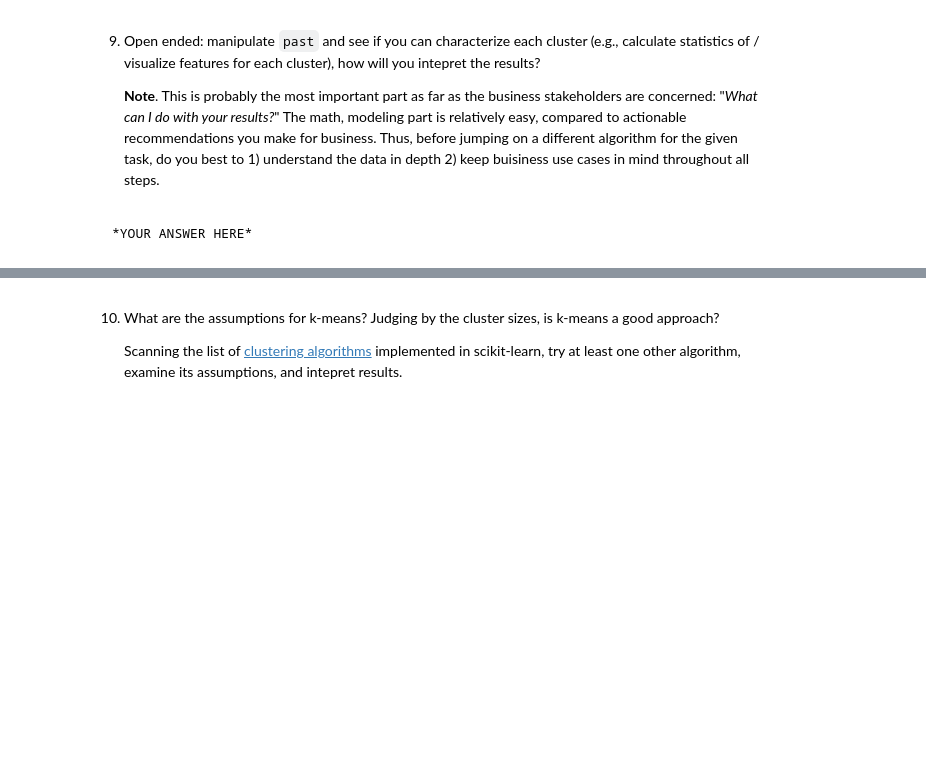
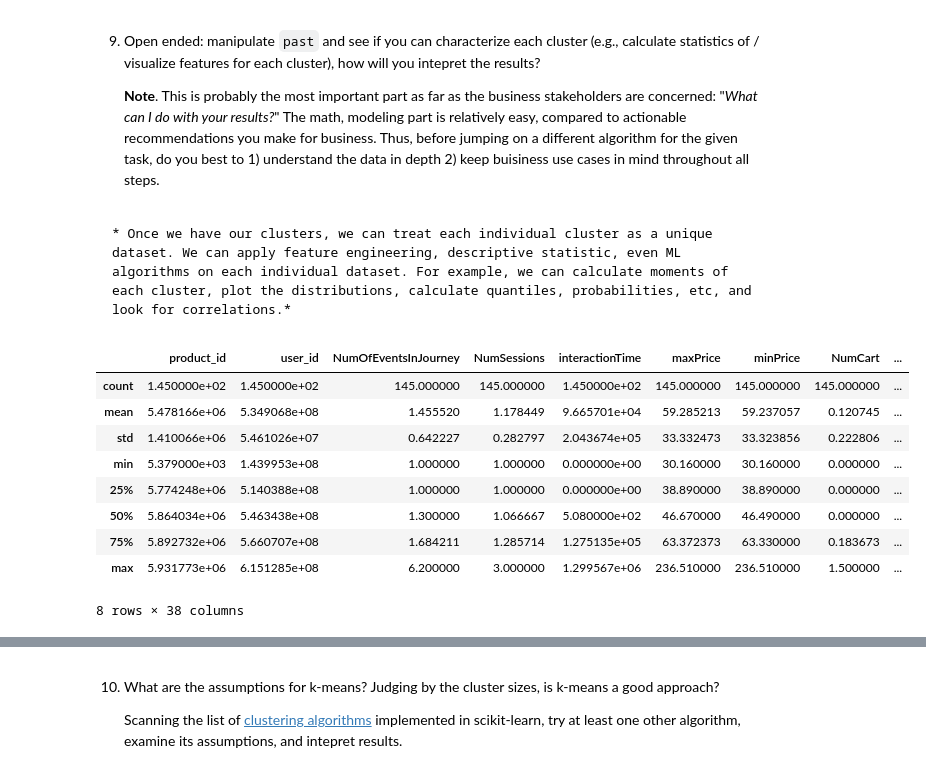
Before and after one commit to PanoEvJ/my-MLE-11, a Jupyter notebook: assignments/week-08-unsupervised-ml/nb/new-product-launch.ipynb, the cells around one changed output, grey strips where cells are left out. Drawn from its saved outputs; the diff is of its cells as text; code cells hidden in the pictures; blank space fills up the shorter version.

```diff
--- a/assignments/week-08-unsupervised-ml/nb/new-product-launch.ipynb
+++ b/assignments/week-08-unsupervised-ml/nb/new-product-launch.ipynb
@@ -300,6 +300,18 @@ past['cluster_pca'] = kmeans.labels_ # YOUR CODE HERE
 
     **Note**. This is probably the most important part as far as the business stakeholders are concerned: "*What can I do with your results?*" The math, modeling part is relatively easy, compared to actionable recommendations you make for business. Thus, before jumping on a different algorithm for the given task, do you best to 1) understand the data in depth 2) keep buisiness use cases in mind throughout all steps.
 # %% [markdown]
-    *YOUR ANSWER HERE*
+    * Once we have our clusters, we can treat each individual cluster as a unique dataset. We can apply feature engineering, descriptive statistic, even ML algorithms on each individual dataset. For example, we can calculate moments of each cluster, plot the distributions, calculate quantiles, probabilities, etc, and look for correlations.*
 # %%
-# YOUR CODE HERE
+cluster_zero = past[past["cluster_pca"] == 0]
+cluster_zero.describe()
+# %% [output]
+|  | product_id | user_id | NumOfEventsInJourney | NumSessions | interactionTime | maxPrice | minPrice | NumCart | ... |
+| count | 1.450000e+02 | 1.450000e+02 | 145.000000 | 145.000000 | 1.450000e+02 | 145.000000 | 145.000000 | 145.000000 | ... |
+| mean | 5.478166e+06 | 5.349068e+08 | 1.455520 | 1.178449 | 9.665701e+04 | 59.285213 | 59.237057 | 0.120745 | ... |
+| std | 1.410066e+06 | 5.461026e+07 | 0.642227 | 0.282797 | 2.043674e+05 | 33.332473 | 33.323856 | 0.222806 | ... |
+| min | 5.379000e+03 | 1.439953e+08 | 1.000000 | 1.000000 | 0.000000e+00 | 30.160000 | 30.160000 | 0.000000 | ... |
+| 25% | 5.774248e+06 | 5.140388e+08 | 1.000000 | 1.000000 | 0.000000e+00 | 38.890000 | 38.890000 | 0.000000 | ... |
+| 50% | 5.864034e+06 | 5.463438e+08 | 1.300000 | 1.066667 | 5.080000e+02 | 46.670000 | 46.490000 | 0.000000 | ... |
+| 75% | 5.892732e+06 | 5.660707e+08 | 1.684211 | 1.285714 | 1.275135e+05 | 63.372373 | 63.330000 | 0.183673 | ... |
+| max | 5.931773e+06 | 6.151285e+08 | 6.200000 | 3.000000 | 1.299567e+06 | 236.510000 | 236.510000 | 1.500000 | ... |
+8 rows × 38 columns
```
Also changed, not shown: parts of 6 cells of this notebook.
